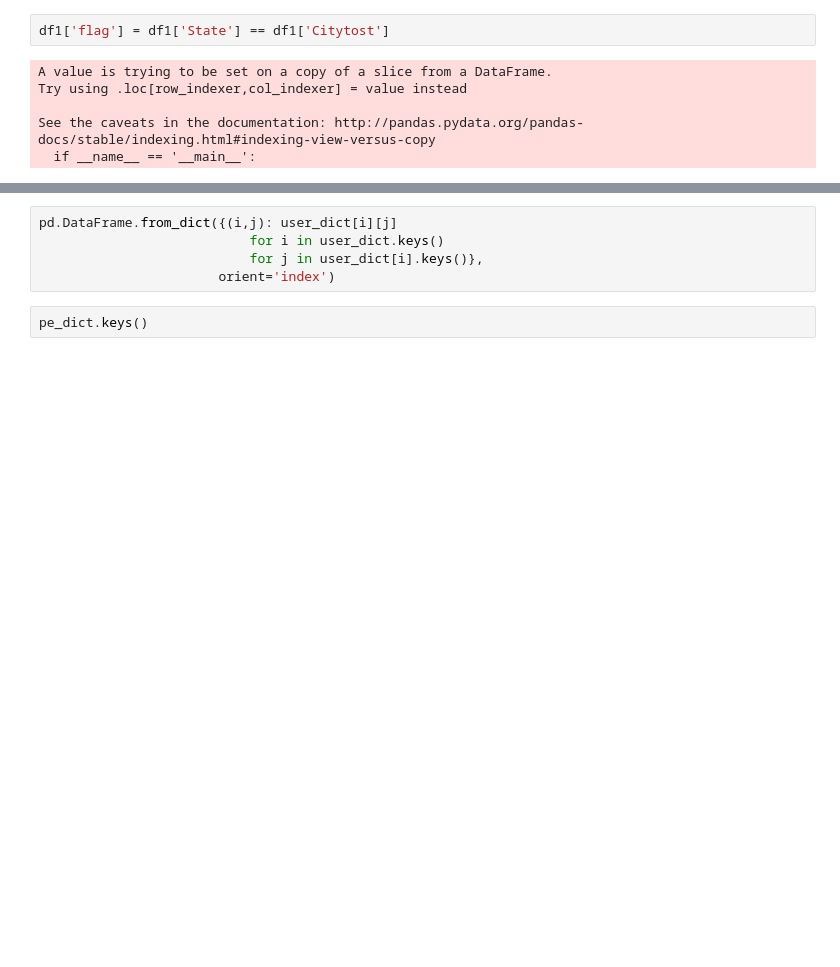
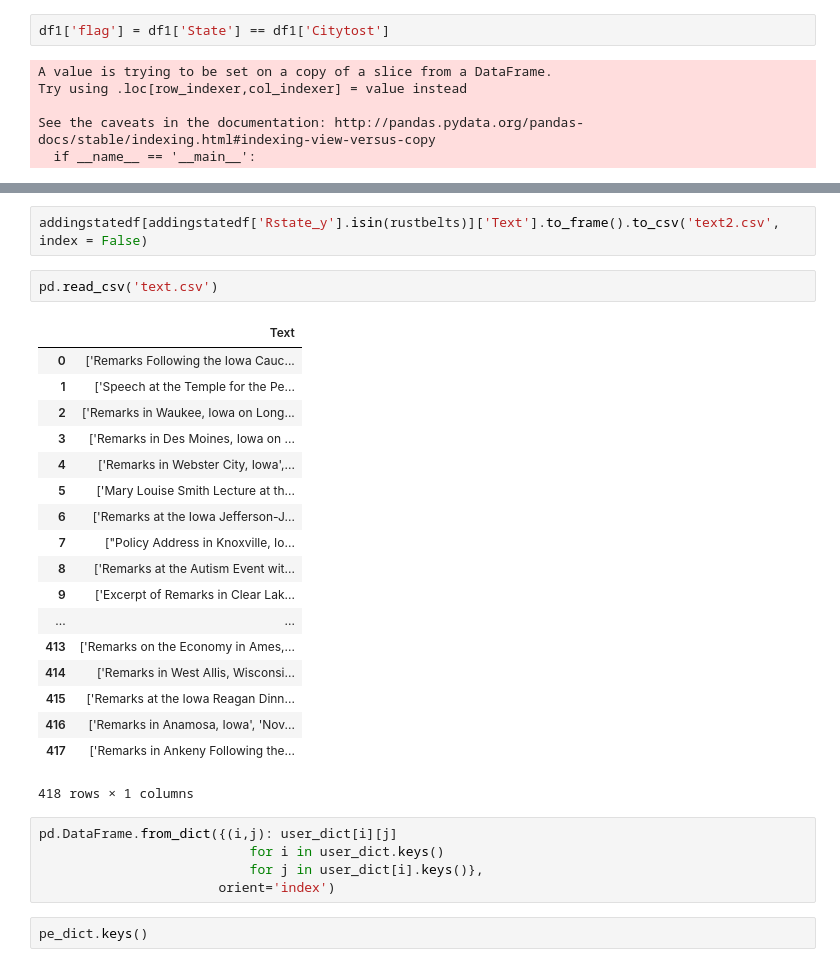
Before and after one commit to Alicechung/ML_finalPJT, a Jupyter notebook: Code/ML_preprocessing texts.ipynb, the cells around one changed output, grey strips where cells are left out. Drawn from its saved outputs; the diff is of its cells as text; blank space fills up the shorter version.

```diff
--- a/Code/ML_preprocessing texts.ipynb
+++ b/Code/ML_preprocessing texts.ipynb
@@ -249,3 +315,26 @@ df1.to_csv('../Data/df_180213.csv')
+# %%
+addingstatedf[addingstatedf['Rstate_y'].isin(rustbelts)]['Text'].to_frame().to_csv('text2.csv', index = False)
+# %%
+pd.read_csv('text.csv')
+# %% [output]
+|  | Text |
+| 0 | ['Remarks Following the Iowa Cauc... |
+| 1 | ['Speech at the Temple for the Pe... |
+| 2 | ['Remarks in Waukee, Iowa on Long... |
+| 3 | ['Remarks in Des Moines, Iowa on ... |
+| 4 | ['Remarks in Webster City, Iowa',... |
+| 5 | ['Mary Louise Smith Lecture at th... |
+| 6 | ['Remarks at the Iowa Jefferson-J... |
+| 7 | ["Policy Address in Knoxville, Io... |
+| 8 | ['Remarks at the Autism Event wit... |
+| 9 | ['Excerpt of Remarks in Clear Lak... |
+| ... | ... |
+| 413 | ['Remarks on the Economy in Ames,... |
+| 414 | ['Remarks in West Allis, Wisconsi... |
+| 415 | ['Remarks at the Iowa Reagan Dinn... |
+| 416 | ['Remarks in Anamosa, Iowa', 'Nov... |
+| 417 | ['Remarks in Ankeny Following the... |
+418 rows × 1 columns
 # %%
 pd.DataFrame.from_dict({(i,j): user_dict[i][j]
                            for i in user_dict.keys()
```
Also changed, not shown: parts of 17 cells of this notebook, 4 other files.
